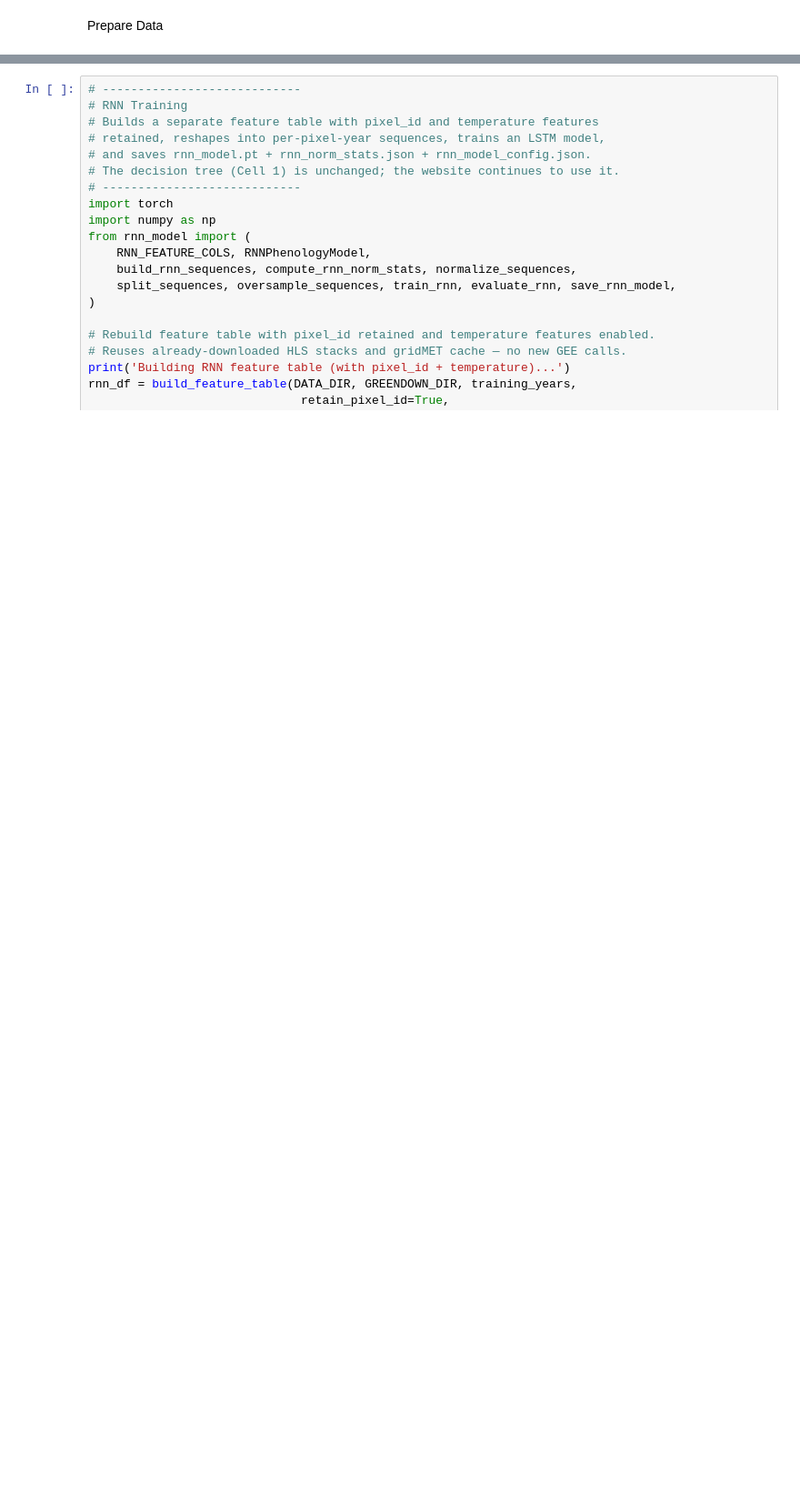
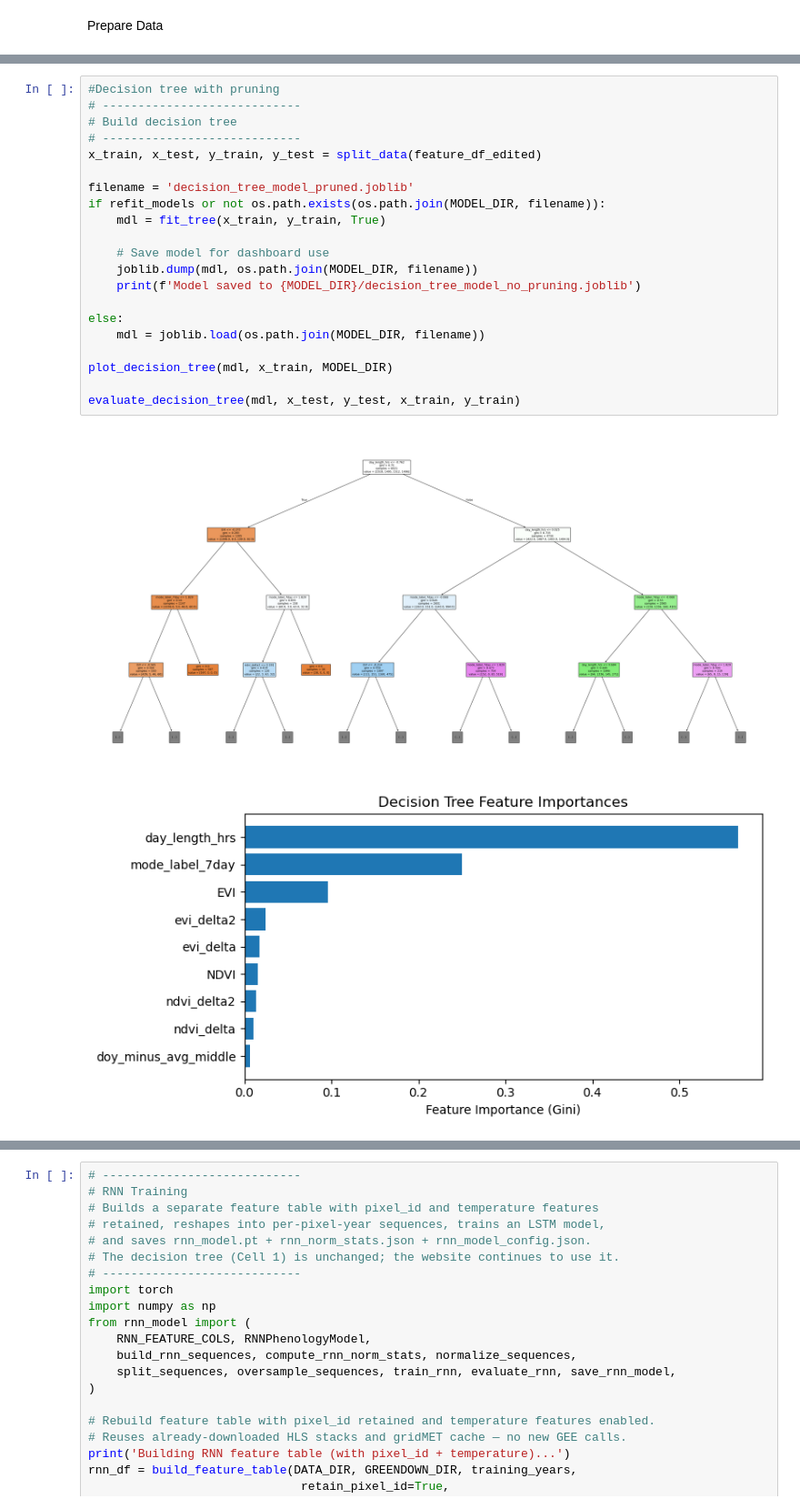
Before and after one commit to k-wheeler/AppTrail_Phenology, a Jupyter notebook: Main.ipynb, the cells around one changed output, grey strips where cells are left out. Shown at 91% size. Saved outputs shown, nothing was run; the diff lists cells and outputs as text; blank space fills up the shorter version.

```diff
--- a/Main.ipynb
+++ b/Main.ipynb
@@ -146,0 +162,24 @@ print(classification_report(y_train, y_pred_train))
+# %%
+#Decision tree with pruning
+# ----------------------------
+# Build decision tree
+# ----------------------------
+x_train, x_test, y_train, y_test = split_data(feature_df_edited)
+
+filename = 'decision_tree_model_pruned.joblib'
+if refit_models or not os.path.exists(os.path.join(MODEL_DIR, filename)):
+    mdl = fit_tree(x_train, y_train, True)
+
+    # Save model for dashboard use
+    joblib.dump(mdl, os.path.join(MODEL_DIR, filename))
+    print(f'Model saved to {MODEL_DIR}/decision_tree_model_no_pruning.joblib')
+
+else:
+    mdl = joblib.load(os.path.join(MODEL_DIR, filename))
+
+plot_decision_tree(mdl, x_train, MODEL_DIR)
+
+evaluate_decision_tree(mdl, x_test, y_test, x_train, y_train)
+# %% [output]
+[figure, added]
+[figure, added]
```
Also changed, not shown: parts of 6 cells of this notebook, 1 other file.
